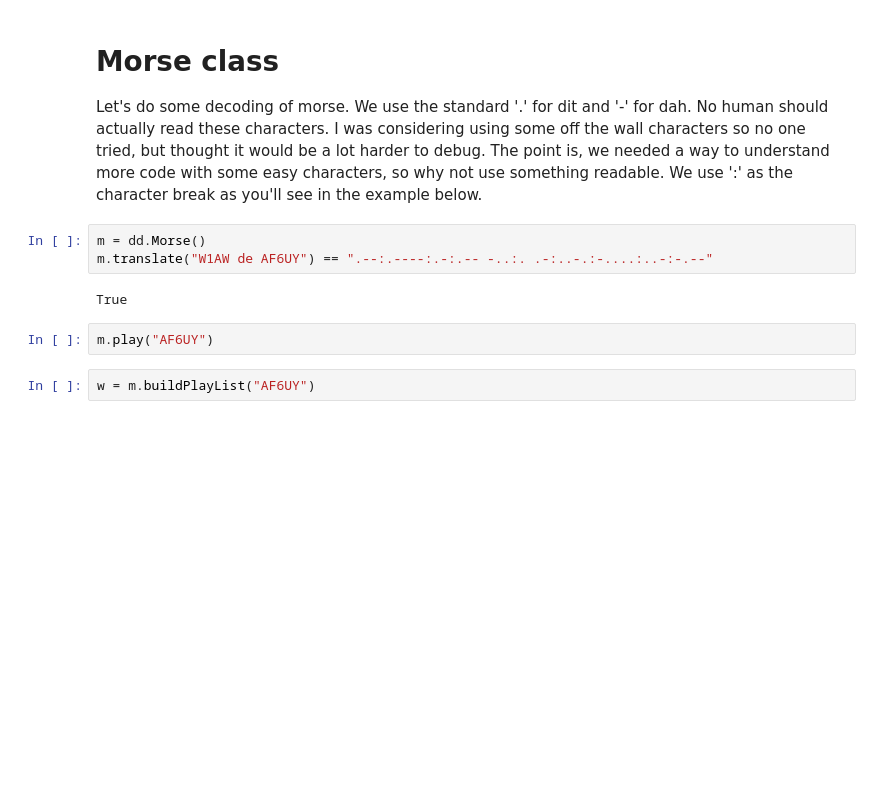
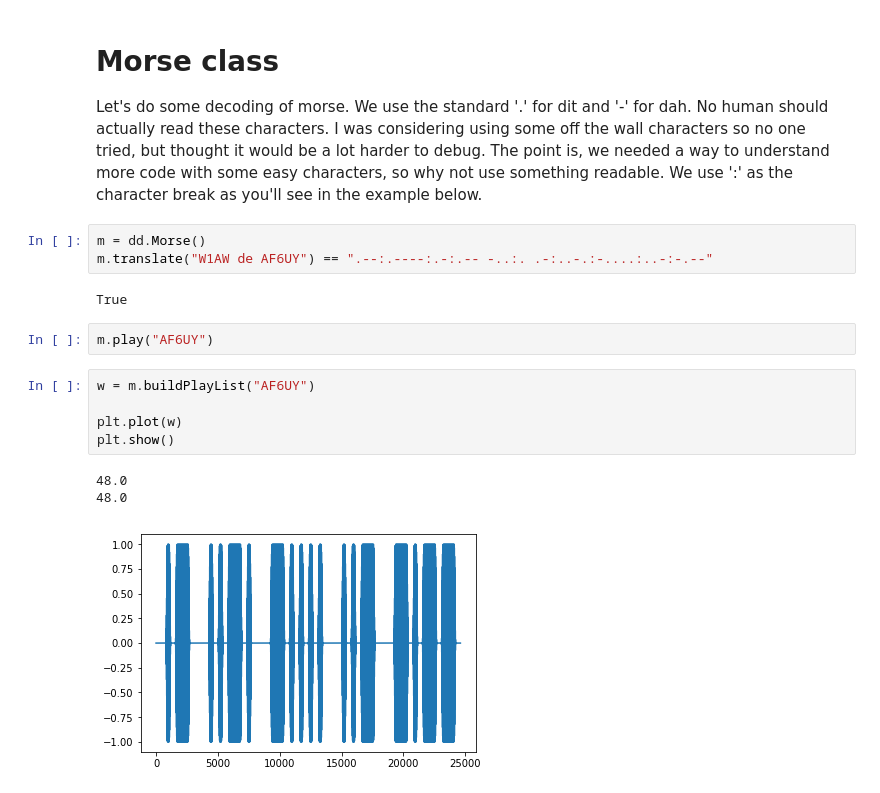
Before and after one commit to BG4RFF/af6uyDitDahReader, a Jupyter notebook: Usage.ipynb, the cells around one changed output. Saved outputs shown, nothing was run; the diff lists cells and outputs as text; blank space fills up the shorter version.

```diff
--- a/Usage.ipynb
+++ b/Usage.ipynb
@@ -65,6 +65,13 @@ True
 m.play("AF6UY")
 # %%
 w = m.buildPlayList("AF6UY")
+
+plt.plot(w)
+plt.show()
+# %% [output]
+48.0
+48.0
+[figure, added]
 # %%
 N = len(w)
 T = 1.0 / t.fs
```
Also changed, not shown: parts of 1 cell of this notebook, 1 other file.
